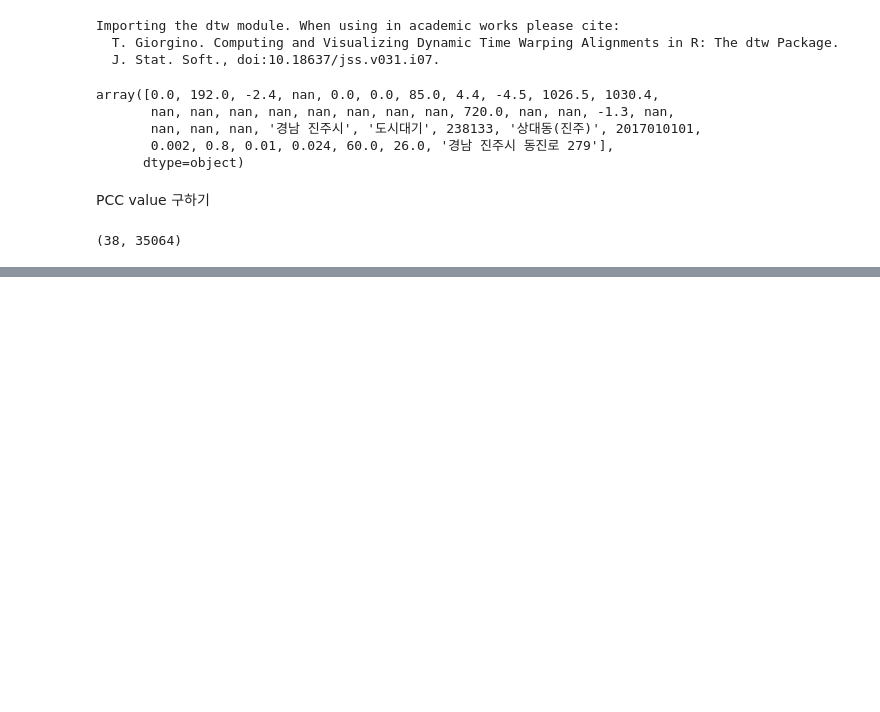
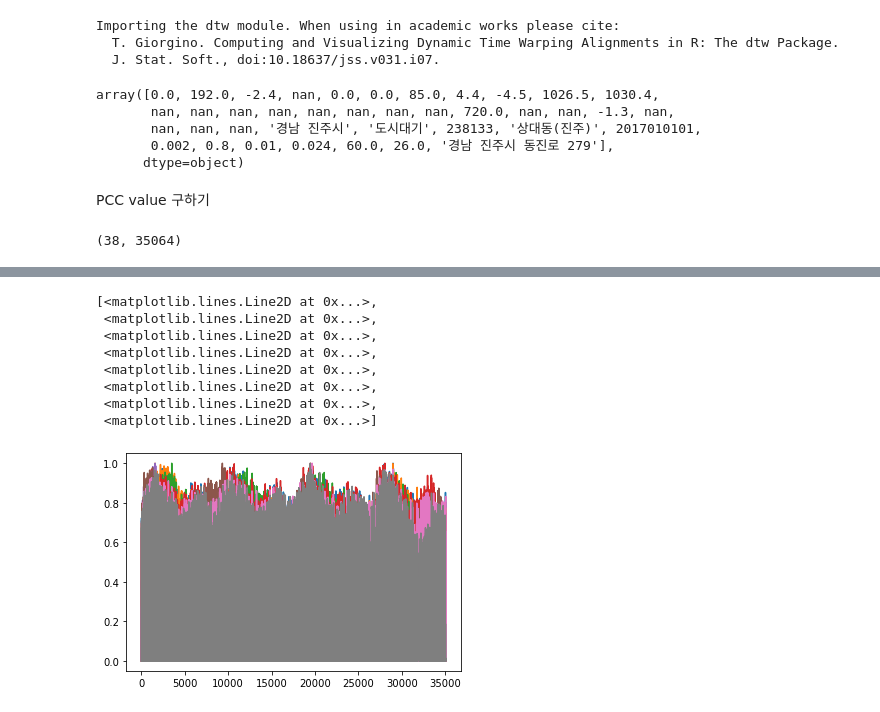
Before and after one commit to djkim0516/Local_Solar_Ratio, a Jupyter notebook: make_csv.ipynb, the cells around one changed output, grey strips where cells are left out. Saved outputs shown, nothing was run; the diff lists cells and outputs as text; code cells hidden in the pictures; blank space fills up the shorter version.

```diff
--- a/make_csv.ipynb
+++ b/make_csv.ipynb
@@ -78,0 +140,7 @@ for col in columns:
+# %%
+total_corr.columns
+# loc_list = [location_var.index('부산복합자재창고'), location_var.index('인천수산정수장'), location_var.index('하동보건소')]
+loc_list = ['경상대', '예천', '남제주소내', '부산복합자재창고', '영월본부', '인천수산정수장', '하동보건소', '신안']
+# %%
+
+solar_ratio = pd.read_csv(f"./dataset/features/total_area_2017_2020_발전률.csv", encoding='cp949', index_col=0)
@@ -78,0 +160,3 @@ for col in columns:
+# %%
+solar_loc = solar_ratio[loc_list]
+temp = solar_ratio[loc_list]
@@ -78,0 +188,15 @@ for col in columns:
+# %%
+solar_ratio_transform = temp
+# %%
+import matplotlib.pyplot as plt
+plt.plot(solar_ratio_transform)
+# %% [output]
+[<matplotlib.lines.Line2D at 0x...>,
+ <matplotlib.lines.Line2D at 0x...>,
+ <matplotlib.lines.Line2D at 0x...>,
+ <matplotlib.lines.Line2D at 0x...>,
+ <matplotlib.lines.Line2D at 0x...>,
+ <matplotlib.lines.Line2D at 0x...>,
+ <matplotlib.lines.Line2D at 0x...>,
+ <matplotlib.lines.Line2D at 0x...>]
+[figure, added]
```
Also changed, not shown: parts of 26 cells of this notebook, 25 other files.
